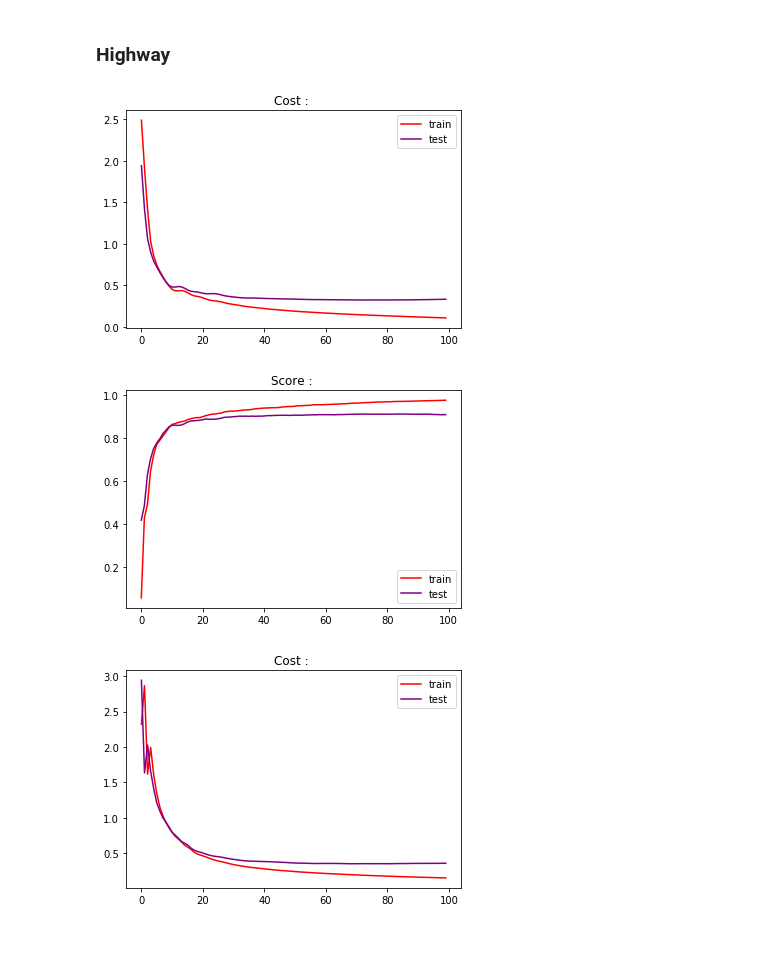
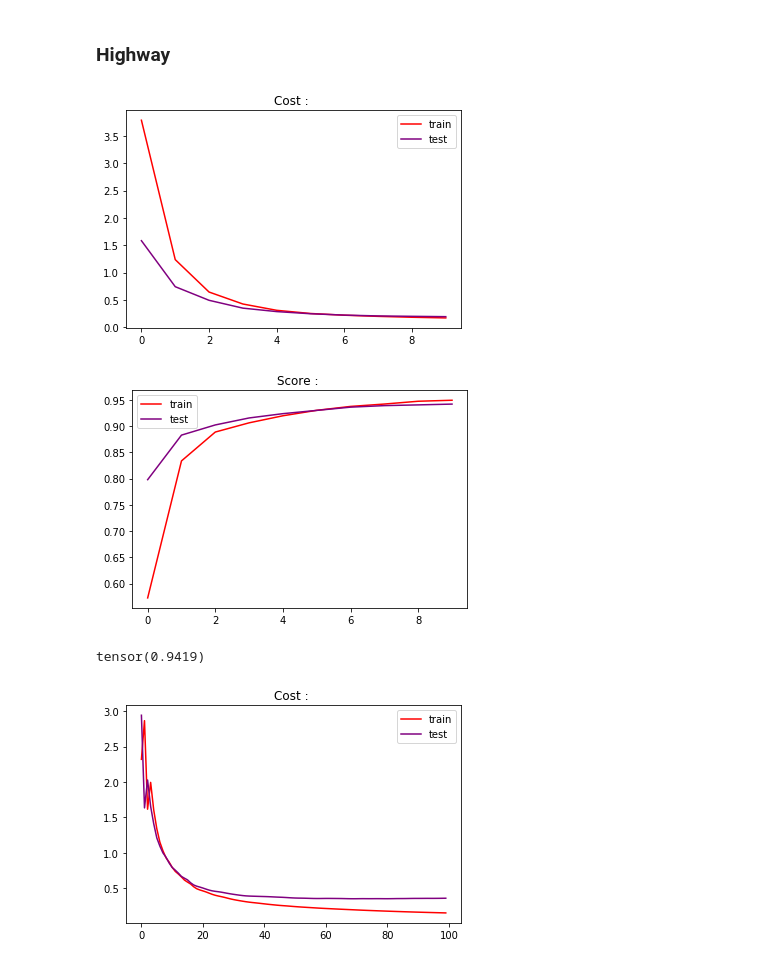
Before and after one commit to JulietteOrtholand/AS-TME1, a Jupyter notebook: Campagne Exp/campagne_exp - Copie.ipynb, the cells around one changed output. Saved outputs shown, nothing was run; the diff lists cells and outputs as text; code cells hidden in the pictures.

```diff
--- a/Campagne Exp/campagne_exp - Copie.ipynb
+++ b/Campagne Exp/campagne_exp - Copie.ipynb
@@ -31,8 +31,8 @@ from torch.nn import CrossEntropyLoss
 # %% [markdown]
 ## Jeu de données : MNIST
 # %%
-path = '../data'
-batch_size = 6000
+path = "data"
+batch_size = 60000
 batch_test = 10000
 
 train_loader, test_loader = get_dataset(batch_size, batch_test, path)
@@ -118,21 +186,29 @@ plot_CS(*tmp)
 # %% [markdown]
 ### Highway
 # %%
+n = 500
 model = Sequential(
-    Linear( dim, 10 ),
-    HighwayModel(10),
-    HighwayModel(10)
+    Linear( dim, n ),
+    HighwayModel(n),
+    HighwayModel(n),
+    HighwayModel(n),
+
+    Linear(n, 10)
 )
 loss = CrossEntropyLoss()
 lr = 1e-2
 optim = torch.optim.Adam(model.parameters(), lr)
 
 nn = NeuralNetwork(model, loss, optim)
-tmp = nn.fit_eval(train_loader, test_loader, n_epochs=100)
+tmp = nn.fit_eval(train_loader, test_loader, n_epochs=10)
 plot_CS(*tmp)
 # %% [output]
-[figure, old version]
+[figure, new version]
-[figure, old version]
+[figure, new version]
+# %%
+tmp[3][-1]
+# %% [output]
+tensor(0.9419)
 # %%
 model = Sequential(
     Linear( dim, 10 ),
```
Also changed, not shown: parts of 11 cells of this notebook, 11 other files.
